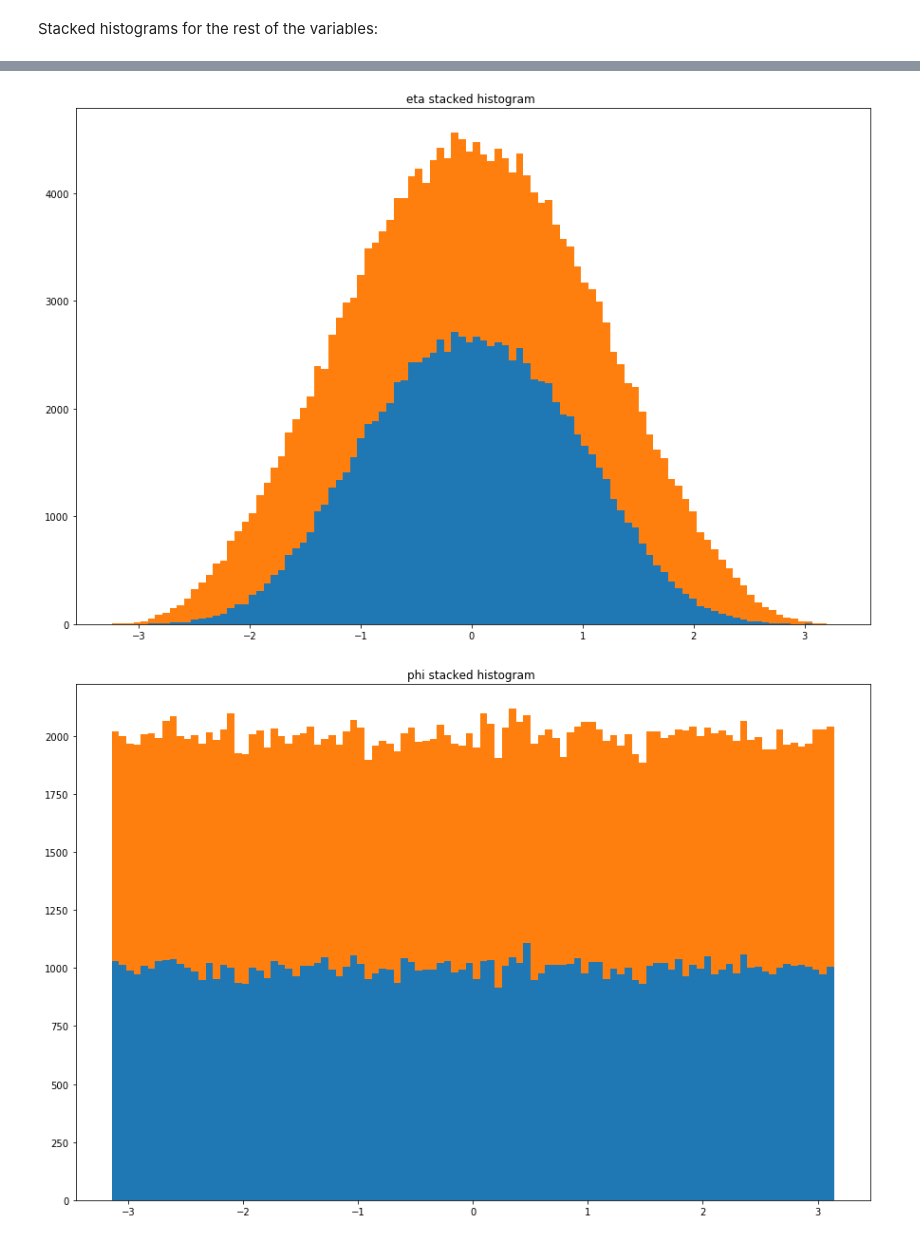
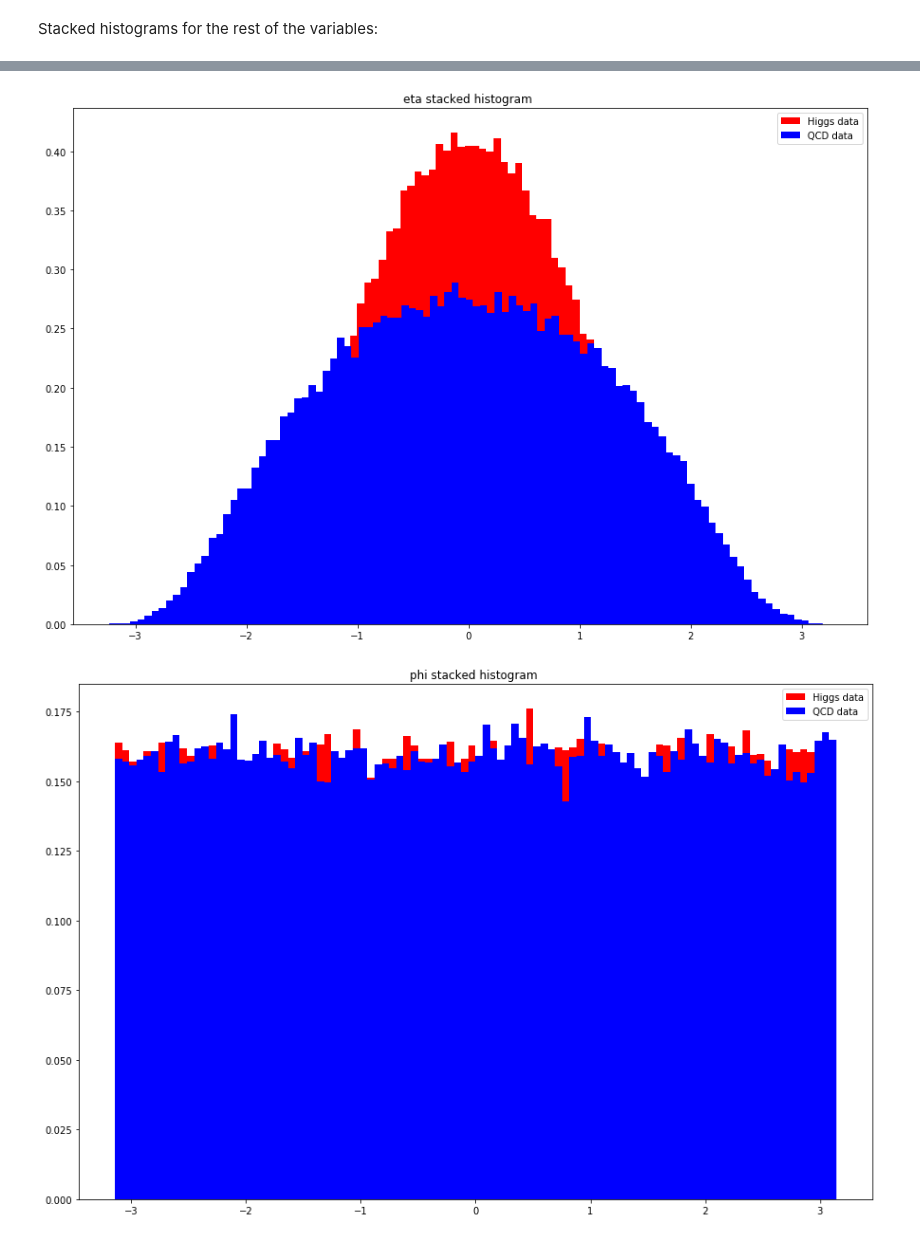
Before and after one commit to nroth12uw/Lab1_PHYS434, a Jupyter notebook: Lab7.ipynb, the cells around one changed output, grey strips where cells are left out. Drawn from its saved outputs; the diff is of its cells as text; code cells hidden in the pictures.

```diff
--- a/Lab7.ipynb
+++ b/Lab7.ipynb
@@ -112,7 +120,9 @@ So the optimal mass cut to maximize discovery significance is from 122 to 128.
 Stacked histograms for the rest of the variables:
 # %%
 for key in higgs_data.keys():
-    plt.hist([higgs_data[key], qcd_data[key]], 100, stacked=True)
+    plt.hist(higgs_data[key], 100, density=True, color='r', label='Higgs data')
+    plt.hist(qcd_data[key], 100, density=True, color='b', label='QCD data')
     plt.title(str(key) + ' stacked histogram ')
+    plt.legend()
     plt.show()
 # %% [output]
@@ -120,2 +130,2 @@ for key in higgs_data.keys():
-[figure, old version]
+[figure, new version]
-[figure, old version]
+[figure, new version]
```
Also changed, not shown: parts of 11 cells of this notebook.
